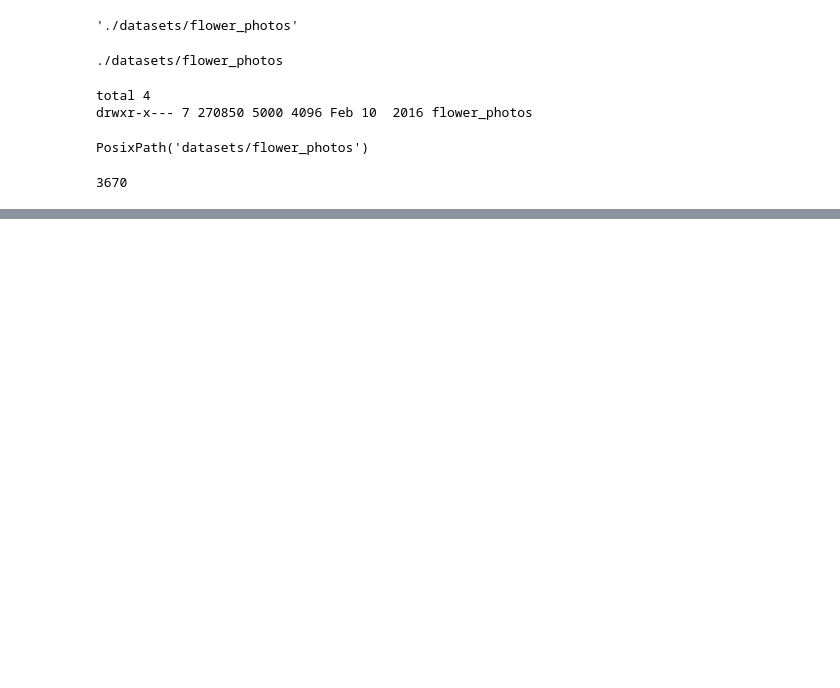
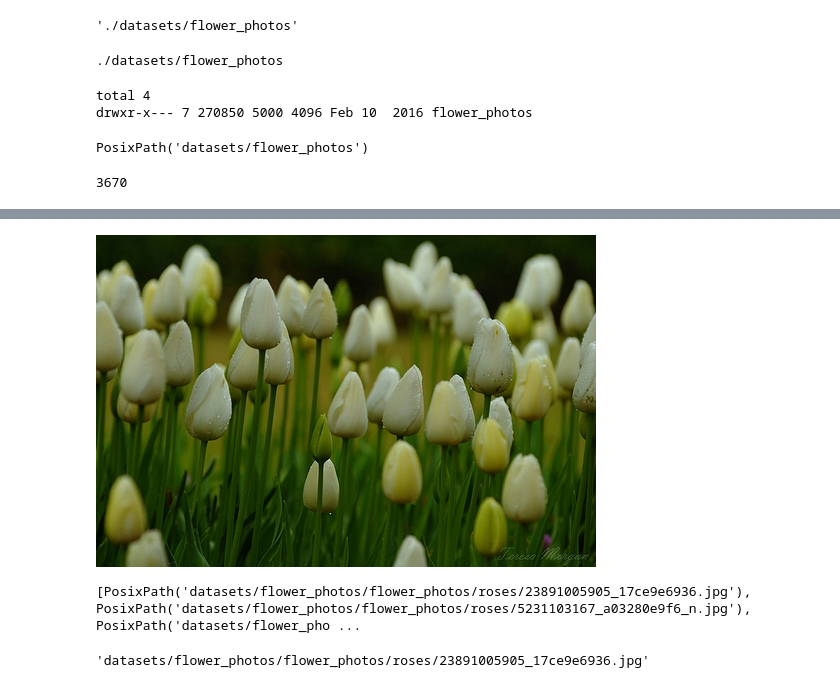
Before and after one commit to nickmirunsw/py-learning, a Jupyter notebook: tensorflow/tfnm.ipynb, the cells around one changed output, grey strips where cells are left out. Drawn from its saved outputs; the diff is of its cells as text; code cells hidden in the pictures; blank space fills up the shorter version.

```diff
--- a/tensorflow/tfnm.ipynb
+++ b/tensorflow/tfnm.ipynb
@@ -2253,0 +2265,4 @@ roses[:5]
+# %%
+tulips = list(data_dir.glob('**/*tulips/*'))
+print(len(tulips))
+tulips[:5]
@@ -2253,0 +2276,4 @@ roses[:5]
+# %%
+PIL.Image.open(tulips[5])
+# %% [output]
+[figure, added]
@@ -2253,0 +2288,4 @@ roses[:5]
+# %%
+print(flower_images_dict['roses'])
+# %% [output]
+[PosixPath('datasets/flower_photos/flower_photos/roses/23891005905_17ce9e6936.jpg'), PosixPath('datasets/flower_photos/flower_photos/roses/5231103167_a03280e9f6_n.jpg'), PosixPath('datasets/flower_pho ...
@@ -2253,0 +2300,4 @@ roses[:5]
+# %%
+str(flower_images_dict['roses'][0])
+# %% [output]
+'datasets/flower_photos/flower_photos/roses/23891005905_17ce9e6936.jpg'
```
Also changed, not shown: parts of 38 cells of this notebook.
